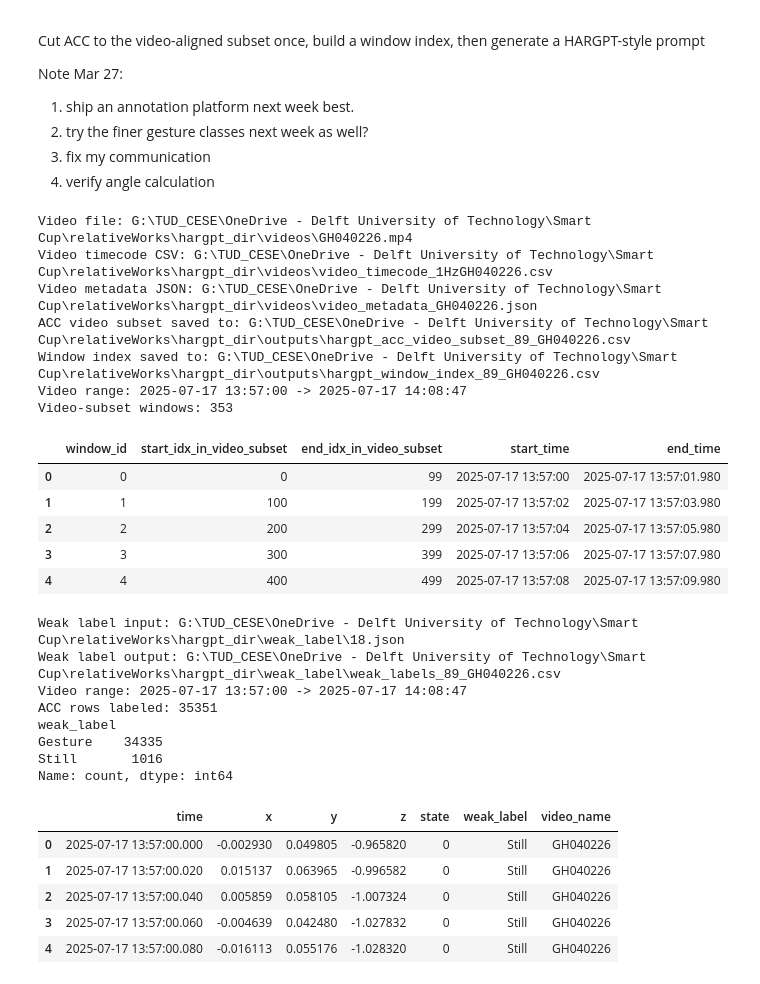
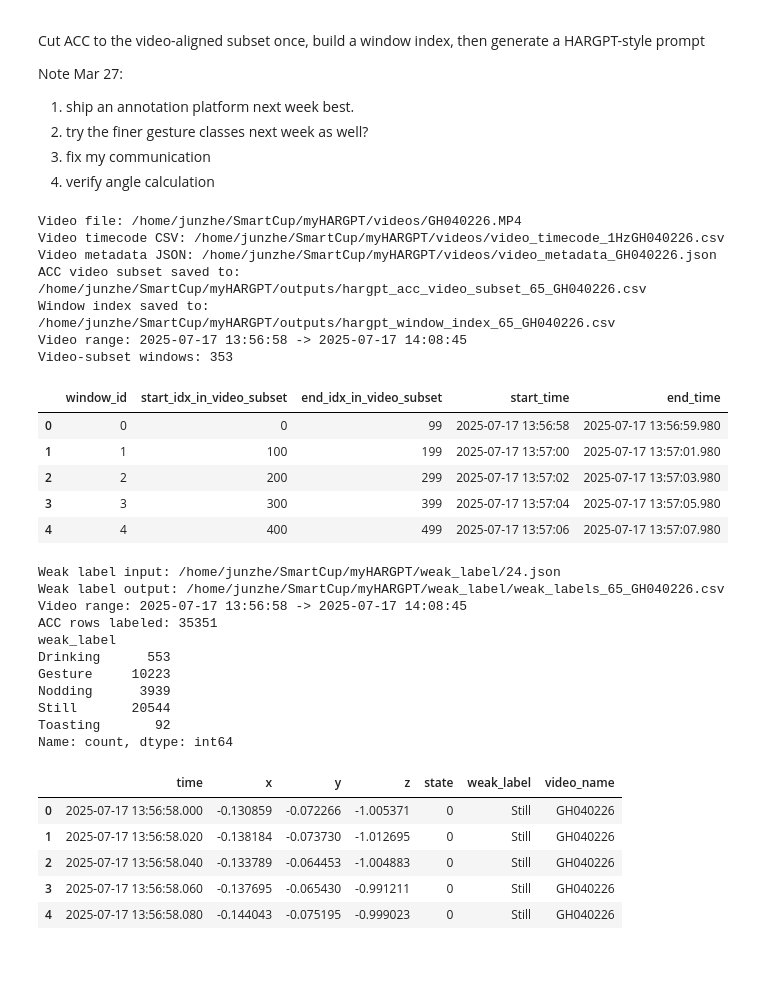
Before and after one commit to XiaoLiZaiCi113/myHARGPT, a Jupyter notebook: HARGPT.ipynb, the cells around one changed output. Drawn from its saved outputs; the diff is of its cells as text; code cells hidden in the pictures.

```diff
--- a/HARGPT.ipynb
+++ b/HARGPT.ipynb
@@ -20,7 +20,7 @@ VIDEO_DIR = Path.cwd() / "videos"
 OUTPUT_DIR.mkdir(exist_ok=True)
 VIDEO_DIR.mkdir(exist_ok=True)
 
-PARTICIPANT_NO = 18
+PARTICIPANT_NO = 24
 PARTICIPANT_TO_ACCID = {
     1: 81, 2: 64, 3: 72, 4: 78, 5: 74, 6: 85, 7: 73, 8: 87,
     9: 92, 10: 71, 11: 84, 12: 95, 13: 86, 14: 76, 15: 67, 16: 68,
@@ -102,44 +102,44 @@ def split_windows(df: pd.DataFrame, window_size: int, stride_size: int) -> pd.Da
             "window_id": len(rows),
             "start_idx_in_video_subset": int(start),
             "end_idx_in_video_subset": int(end - 1),
             "start_time": window_df.loc[0, "time"],
             "end_time": window_df.loc[len(window_df) - 1, "time"],
         })
     return pd.DataFrame(rows)
 
 raw_acc = load_cup_acc_csv(ACC_FILE)
 acc_resampled = resample_acc(raw_acc, TARGET_FS)
 video_start, video_end = load_video_range(VIDEO_TIMECODE_FILE, RECORD_DATE)
 acc_video = acc_resampled[(acc_resampled["time"] >= video_start) & (acc_resampled["time"] <= video_end)].copy().reset_index(drop=True)
 if len(acc_video) < WINDOW_SIZE:
     raise ValueError("Video subset is shorter than one analysis window.")
 
 acc_video.to_csv(ACC_VIDEO_CSV, index=False)
 window_index_df = split_windows(acc_video, WINDOW_SIZE, STRIDE_SIZE)
 window_index_df.to_csv(WINDOW_INDEX_CSV, index=False)
 
 print(f"Video file: {VIDEO_FILE}")
 print(f"Video timecode CSV: {VIDEO_TIMECODE_FILE}")
 print(f"Video metadata JSON: {VIDEO_METADATA_FILE}")
 print(f"ACC video subset saved to: {ACC_VIDEO_CSV}")
 print(f"Window index saved to: {WINDOW_INDEX_CSV}")
 print(f"Video range: {video_start} -> {video_end}")
 print(f"Video-subset windows: {len(window_index_df)}")
 window_index_df.head()
 # %% [output]
-Video file: G:\TUD_CESE\OneDrive - Delft University of Technology\Smart Cup\relativeWorks\hargpt_dir\videos\GH040226.mp4
-Video timecode CSV: G:\TUD_CESE\OneDrive - Delft University of Technology\Smart Cup\relativeWorks\hargpt_dir\videos\video_timecode_1HzGH040226.csv
-Video metadata JSON: G:\TUD_CESE\OneDrive - Delft University of Technology\Smart Cup\relativeWorks\hargpt_dir\videos\video_metadata_GH040226.json
-ACC video subset saved to: G:\TUD_CESE\OneDrive - Delft University of Technology\Smart Cup\relativeWorks\hargpt_dir\outputs\hargpt_acc_video_subset_89_GH040226.csv
-Window index saved to: G:\TUD_CESE\OneDrive - Delft University of Technology\Smart Cup\relativeWorks\hargpt_dir\outputs\hargpt_window_index_89_GH040226.csv
-Video range: 2025-07-17 13:57:00 -> 2025-07-17 14:08:47
+Video file: /home/junzhe/SmartCup/myHARGPT/videos/GH040226.MP4
+Video timecode CSV: /home/junzhe/SmartCup/myHARGPT/videos/video_timecode_1HzGH040226.csv
+Video metadata JSON: /home/junzhe/SmartCup/myHARGPT/videos/video_metadata_GH040226.json
+ACC video subset saved to: /home/junzhe/SmartCup/myHARGPT/outputs/hargpt_acc_video_subset_65_GH040226.csv
+Window index saved to: /home/junzhe/SmartCup/myHARGPT/outputs/hargpt_window_index_65_GH040226.csv
+Video range: 2025-07-17 13:56:58 -> 2025-07-17 14:08:45
 Video-subset windows: 353
 |  | window_id | start_idx_in_video_subset | end_idx_in_video_subset | start_time | end_time |
-| 0 | 0 | 0 | 99 | 2025-07-17 13:57:00 | 2025-07-17 13:57:01.980 |
-| 1 | 1 | 100 | 199 | 2025-07-17 13:57:02 | 2025-07-17 13:57:03.980 |
-| 2 | 2 | 200 | 299 | 2025-07-17 13:57:04 | 2025-07-17 13:57:05.980 |
-| 3 | 3 | 300 | 399 | 2025-07-17 13:57:06 | 2025-07-17 13:57:07.980 |
-| 4 | 4 | 400 | 499 | 2025-07-17 13:57:08 | 2025-07-17 13:57:09.980 |
+| 0 | 0 | 0 | 99 | 2025-07-17 13:56:58 | 2025-07-17 13:56:59.980 |
+| 1 | 1 | 100 | 199 | 2025-07-17 13:57:00 | 2025-07-17 13:57:01.980 |
+| 2 | 2 | 200 | 299 | 2025-07-17 13:57:02 | 2025-07-17 13:57:03.980 |
+| 3 | 3 | 300 | 399 | 2025-07-17 13:57:04 | 2025-07-17 13:57:05.980 |
+| 4 | 4 | 400 | 499 | 2025-07-17 13:57:06 | 2025-07-17 13:57:07.980 |
 # %%
 # Process weak labels
 import json
@@ -234,20 +234,23 @@ print(f"ACC rows labeled: {len(acc_weak)}")
 print(acc_weak["weak_label"].value_counts().sort_index())
 acc_weak.head()
 # %% [output]
-Weak label input: G:\TUD_CESE\OneDrive - Delft University of Technology\Smart Cup\relativeWorks\hargpt_dir\weak_label\18.json
-Weak label output: G:\TUD_CESE\OneDrive - Delft University of Technology\Smart Cup\relativeWorks\hargpt_dir\weak_label\weak_labels_89_GH040226.csv
-Video range: 2025-07-17 13:57:00 -> 2025-07-17 14:08:47
+Weak label input: /home/junzhe/SmartCup/myHARGPT/weak_label/24.json
+Weak label output: /home/junzhe/SmartCup/myHARGPT/weak_label/weak_labels_65_GH040226.csv
+Video range: 2025-07-17 13:56:58 -> 2025-07-17 14:08:45
 ACC rows labeled: 35351
 weak_label
-Gesture    34335
-Still       1016
+Drinking      553
+Gesture     10223
+Nodding      3939
+Still       20544
+Toasting       92
 Name: count, dtype: int64
 |  | time | x | y | z | state | weak_label | video_name |
-| 0 | 2025-07-17 13:57:00.000 | -0.002930 | 0.049805 | -0.965820 | 0 | Still | GH040226 |
-| 1 | 2025-07-17 13:57:00.020 | 0.015137 | 0.063965 | -0.996582 | 0 | Still | GH040226 |
-| 2 | 2025-07-17 13:57:00.040 | 0.005859 | 0.058105 | -1.007324 | 0 | Still | GH040226 |
-| 3 | 2025-07-17 13:57:00.060 | -0.004639 | 0.042480 | -1.027832 | 0 | Still | GH040226 |
-| 4 | 2025-07-17 13:57:00.080 | -0.016113 | 0.055176 | -1.028320 | 0 | Still | GH040226 |
+| 0 | 2025-07-17 13:56:58.000 | -0.130859 | -0.072266 | -1.005371 | 0 | Still | GH040226 |
+| 1 | 2025-07-17 13:56:58.020 | -0.138184 | -0.073730 | -1.012695 | 0 | Still | GH040226 |
+| 2 | 2025-07-17 13:56:58.040 | -0.133789 | -0.064453 | -1.004883 | 0 | Still | GH040226 |
+| 3 | 2025-07-17 13:56:58.060 | -0.137695 | -0.065430 | -0.991211 | 0 | Still | GH040226 |
+| 4 | 2025-07-17 13:56:58.080 | -0.144043 | -0.075195 | -0.999023 | 0 | Still | GH040226 |
 # %%
 import matplotlib.pyplot as plt
 import matplotlib as mpl
```
Also changed, not shown: parts of 5 cells of this notebook, 6 other files.
